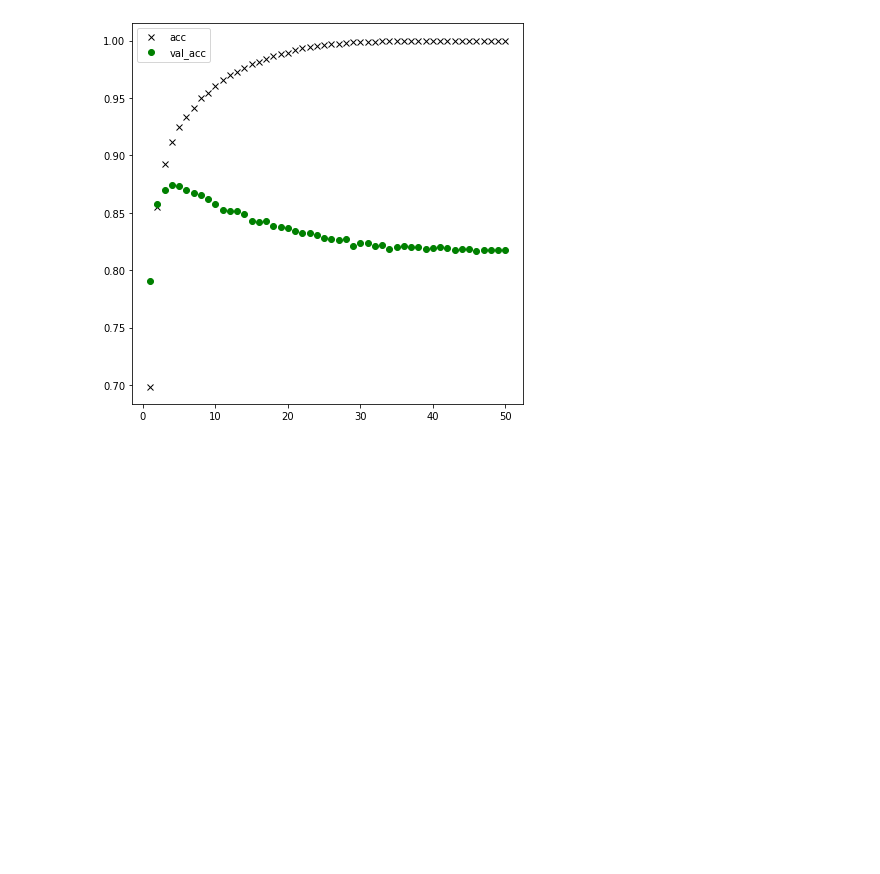
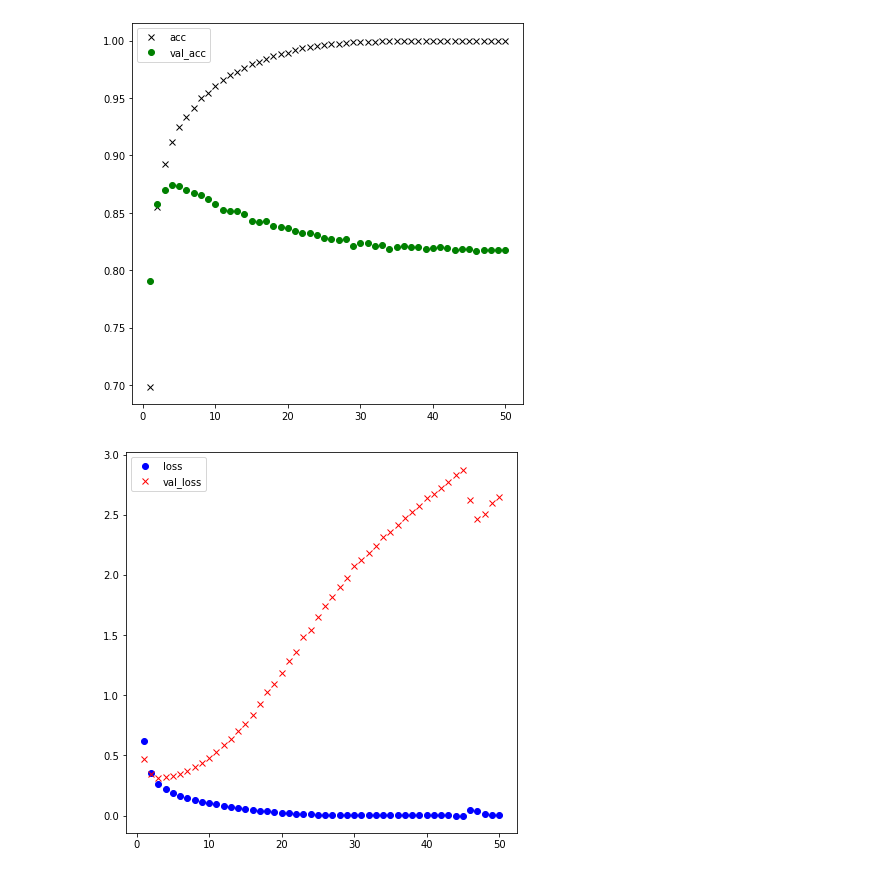
Before and after one commit to a-forty-two/cylons, a Jupyter notebook: 08_SentimentAnalysis.ipynb, the cells around one changed output. Cells and saved outputs as stored; diff of their text form; code cells hidden in the pictures; blank space fills up the shorter version.

```diff
--- a/08_SentimentAnalysis.ipynb
+++ b/08_SentimentAnalysis.ipynb
@@ -375,3 +375,17 @@ plt.show()
 # we can conclude this is OVERFITTING!!!!
 # %% [output]
 [figure]
+# %%
+stats = history_m2.history
+val_acc = stats['val_acc']
+accuracy = stats['acc']
+val_loss = stats['val_loss']
+loss = stats['loss']
+epochs = range(1,HP_epoch+1)
+plt.figure(figsize=(7,7))
+plt.plot(epochs, loss, 'bo', label='loss')
+plt.plot(epochs, val_loss, 'rx', label='val_loss')
+plt.legend()
+plt.show()
+# %% [output]
+[figure, added]
```
Also changed, not shown: parts of 3 cells of this notebook.
